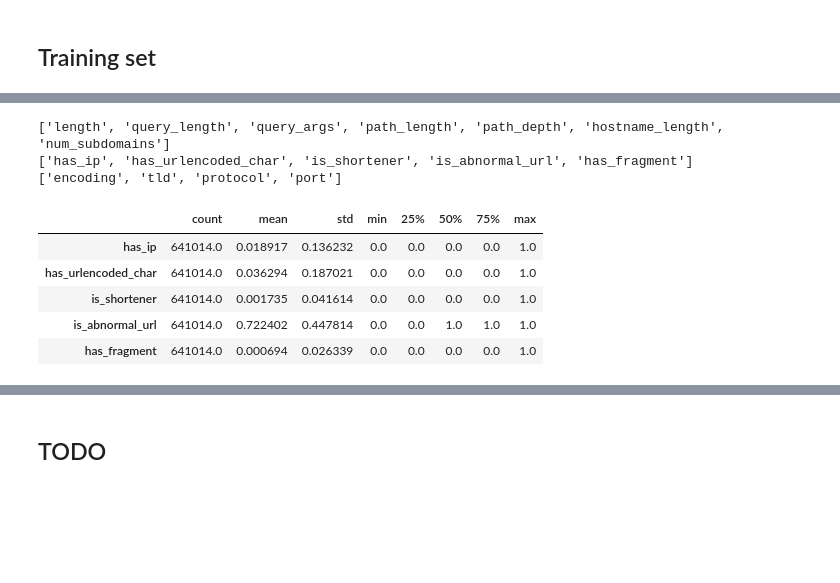
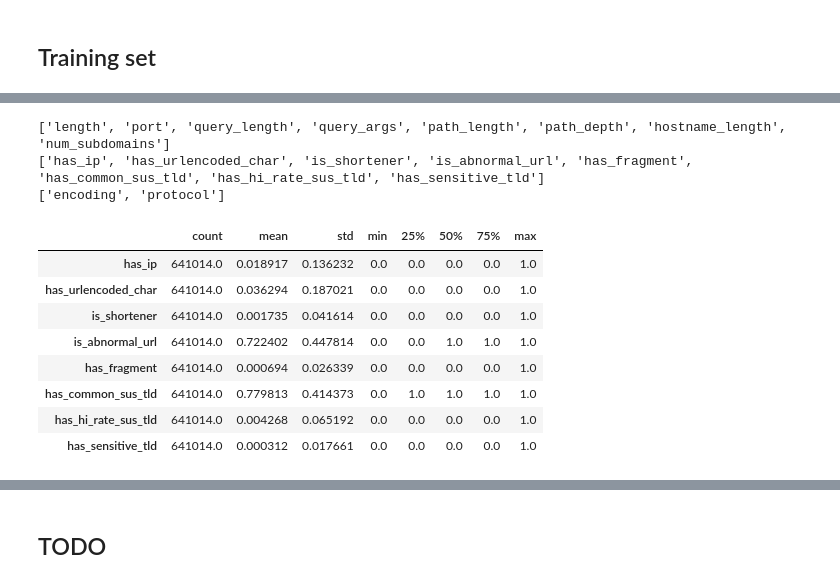
Before and after one commit to Metalcape/url-classifier, a Jupyter notebook: url-classifier.ipynb, the cells around one changed output, grey strips where cells are left out. Drawn from its saved outputs; the diff is of its cells as text; code cells hidden in the pictures; blank space fills up the shorter version.

```diff
--- a/url-classifier.ipynb
+++ b/url-classifier.ipynb
@@ -328,3 +328,23 @@ df['is_shortener'] = df['hostname'].apply(lambda x: 1 if x in shorteners else 0)
 df.query('is_shortener == 1')['url'].count()
 # %% [output]
 1112
+# %%
+# Detect suspicious TLDs
+# https://unit42.paloaltonetworks.com/top-level-domains-cybercrime/
+
+SUS_COMMON = 'datasets/suspicious_tlds_common.txt'
+SUS_HI_RATE = 'datasets/suspicious_tlds_high_rate.txt'
+SENSITIVE = 'datasets/sensitive_tlds.txt'
+
+tlds = dict()
+for path in [SUS_COMMON, SUS_HI_RATE, SENSITIVE]:
+    with open(path) as f:
+        tlds[path] = [line.strip() for line in f.readlines()]
+
+df['has_common_sus_tld'] = df['tld'].apply(lambda x: 1 if x in tlds[SUS_COMMON] else 0)
+df['has_hi_rate_sus_tld'] = df['tld'].apply(lambda x: 1 if x in tlds[SUS_HI_RATE] else 0)
+df['has_sensitive_tld'] = df['tld'].apply(lambda x: 1 if x in tlds[SENSITIVE] else 0)
+
+print(df.query('has_common_sus_tld == 1')['url'].count())
+print(df.query('has_hi_rate_sus_tld == 1')['url'].count())
+print(df.query('has_sensitive_tld == 1')['url'].count())
@@ -356,8 +393,8 @@ sns.heatmap(temp_df.corr(numeric_only=True), linewidths=.5)
 # %% [markdown]
 ## Training set
 # %%
-train_Y = df['type']
-train_x_raw = df.drop(['url', 'type', 'hostname', 'path', 'query', 'fragment'], axis=1)
+train_Y = df['type'].apply(lambda x: 'malicious' if x != 'benign' else x)
+train_x_raw = df.drop(columns=['url', 'type', 'hostname', 'path', 'query', 'fragment', 'tld'])
 
 train_x_raw.describe(include='all')
 # %% [output]
@@ -376,26 +413,31 @@ train_x_raw.describe(include='all')
 # %%
 col_names = np.array(train_x_raw.columns)
 
-nominal_idx = [np.where(col_names == 'encoding')[0][0], np.where(col_names == 'tld')[0][0], np.where(col_names == 'protocol')[0][0], np.where(col_names == 'port')[0][0]]
-binary_idx = [np.where(col_names == 'has_ip')[0][0], np.where(col_names == 'has_urlencoded_char')[0][0], np.where(col_names == 'is_shortener')[0][0], np.where(col_names == 'is_abnormal_url')[0][0], np.where(col_names == 'has_fragment')[0][0]]
+nominal_idx = [np.where(col_names == 'encoding')[0][0], np.where(col_names == 'protocol')[0][0]]
+binary_idx = [np.where(col_names == 'has_ip')[0][0], np.where(col_names == 'has_urlencoded_char')[0][0], np.where(col_names == 'is_shortener')[0][0],
+            np.where(col_names == 'is_abnormal_url')[0][0], np.where(col_names == 'has_fragment')[0][0], np.where(col_names == 'has_common_sus_tld')[0][0],
+            np.where(col_names == 'has_hi_rate_sus_tld')[0][0], np.where(col_names == 'has_sensitive_tld')[0][0]]
 numeric_idx = list(set(range(len(col_names))).difference(nominal_idx).difference(binary_idx))
 
 nominal_cols = col_names[nominal_idx].tolist()
 binary_cols = col_names[binary_idx].tolist()
 numeric_cols = col_names[numeric_idx].tolist()
 
 print(numeric_cols)
 print(binary_cols)
 print(nominal_cols)
 
 train_x_raw[binary_cols].describe().transpose()
 # %% [output]
-['length', 'query_length', 'query_args', 'path_length', 'path_depth', 'hostname_length', 'num_subdomains']
-['has_ip', 'has_urlencoded_char', 'is_shortener', 'is_abnormal_url', 'has_fragment']
-['encoding', 'tld', 'protocol', 'port']
+['length', 'port', 'query_length', 'query_args', 'path_length', 'path_depth', 'hostname_length', 'num_subdomains']
+['has_ip', 'has_urlencoded_char', 'is_shortener', 'is_abnormal_url', 'has_fragment', 'has_common_sus_tld', 'has_hi_rate_sus_tld', 'has_sensitive_tld']
+['encoding', 'protocol']
 |  | count | mean | std | min | 25% | 50% | 75% | max |
 | has_ip | 641014.0 | 0.018917 | 0.136232 | 0.0 | 0.0 | 0.0 | 0.0 | 1.0 |
 | has_urlencoded_char | 641014.0 | 0.036294 | 0.187021 | 0.0 | 0.0 | 0.0 | 0.0 | 1.0 |
 | is_shortener | 641014.0 | 0.001735 | 0.041614 | 0.0 | 0.0 | 0.0 | 0.0 | 1.0 |
 | is_abnormal_url | 641014.0 | 0.722402 | 0.447814 | 0.0 | 0.0 | 1.0 | 1.0 | 1.0 |
 | has_fragment | 641014.0 | 0.000694 | 0.026339 | 0.0 | 0.0 | 0.0 | 0.0 | 1.0 |
+| has_common_sus_tld | 641014.0 | 0.779813 | 0.414373 | 0.0 | 1.0 | 1.0 | 1.0 | 1.0 |
+| has_hi_rate_sus_tld | 641014.0 | 0.004268 | 0.065192 | 0.0 | 0.0 | 0.0 | 0.0 | 1.0 |
+| has_sensitive_tld | 641014.0 | 0.000312 | 0.017661 | 0.0 | 0.0 | 0.0 | 0.0 | 1.0 |
```
Also changed, not shown: parts of 19 cells of this notebook, 3 other files.
